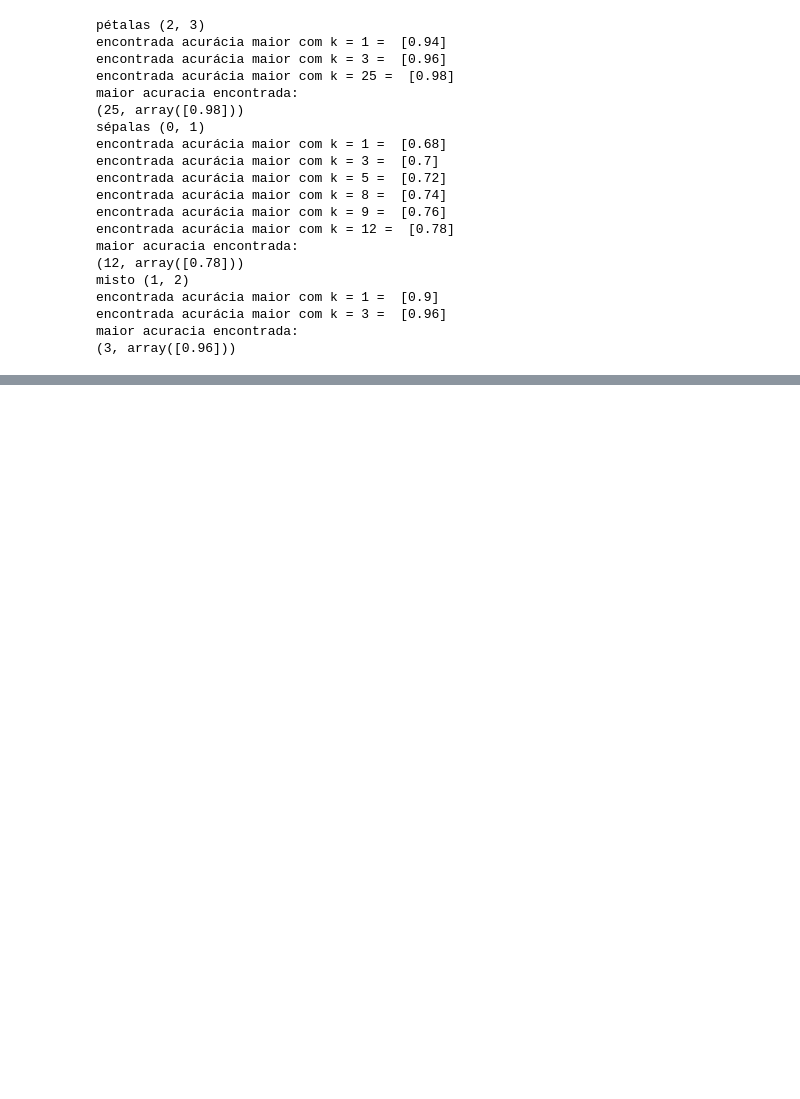
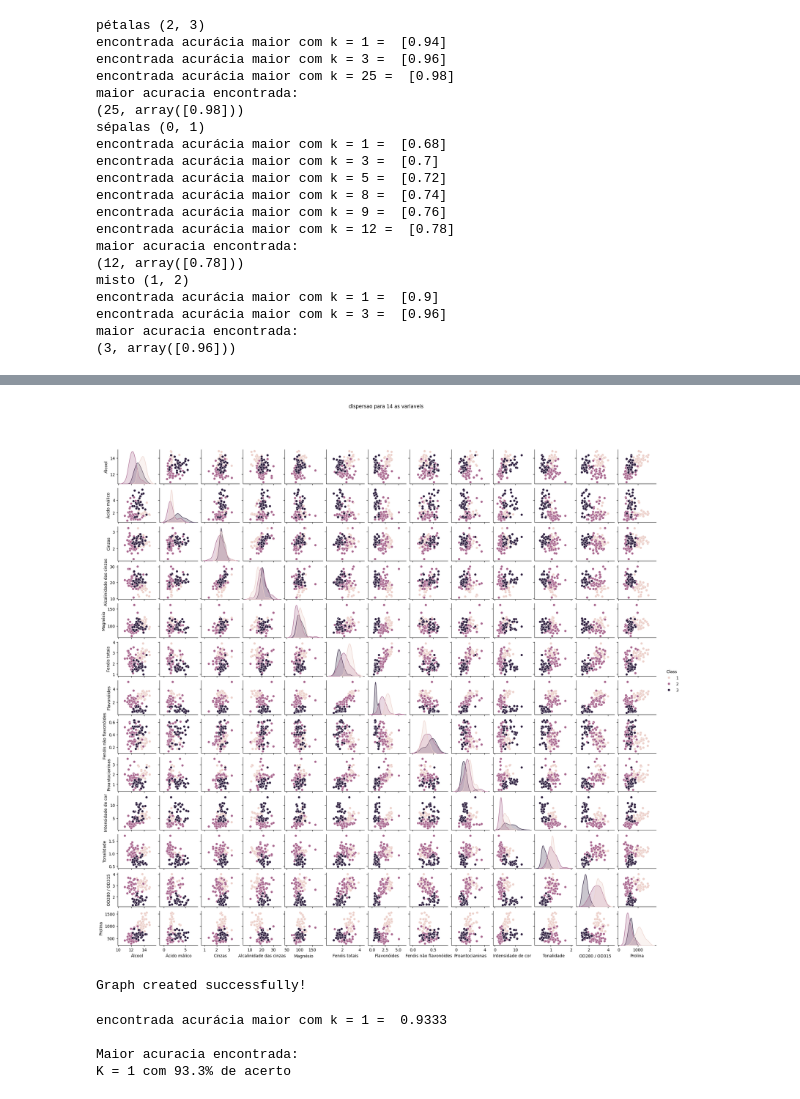
Before and after one commit to pedrowindisch/ml, a Jupyter notebook: t2/knn.ipynb, the cells around one changed output, grey strips where cells are left out. Saved outputs shown, nothing was run; the diff lists cells and outputs as text; code cells hidden in the pictures; blank space fills up the shorter version.

Commit message:
feat: grupo de dados 2

```diff
--- a/t2/knn.ipynb
+++ b/t2/knn.ipynb
@@ -228,0 +287,64 @@ maior acuracia encontrada:
+# %%
+# https://datascience.stackexchange.com/questions/14964/feature-selection-for-k-nearest-neighbour-and-decision-trees
+
+import pandas as pd
+import numpy as np
+import matplotlib.pyplot as plt
+import seaborn as sns
+
+nomes_features = [
+    "Álcool", "Ácido málico", "Cinzas", "Alcalinidade das cinzas",
+    "Magnésio", "Fenóis totais", "Flavonóides", "Fenóis não flavonóides",
+    "Proantocianinas", "Intensidade de cor", "Tonalidade",
+    "OD280 / OD315", "Prolina"
+]
+
+df = pd.DataFrame(grupoTrain, columns=nomes_features)
+df['Class'] = np.array(trainRots).flatten()
+
+g = sns.pairplot(df, hue="Class", height=1.5)
+
+plt.subplots_adjust(top=0.9)
+g.fig.suptitle(f'dispersao para {len(df.columns)} as variaveis')
+
+plt.show()
+print("Graph created successfully!")
+# %% [output]
+[figure, added]
+Graph created successfully!
+# %%
+from sklearn.discriminant_analysis import StandardScaler
+
+
+scaler = StandardScaler()
+
+X_train_reduzido = grupoTrain[:, (6, 12)]
+X_test_reduzido = grupoTest[:, (6, 12)]
+
+X_train_scaled = scaler.fit_transform(X_train_reduzido)
+X_test_scaled = scaler.transform(X_test_reduzido)
+
+maior_acuracia = (0, 0)
+
+for i in range(100):
+    rotuloPrevisto = knn(X_train_scaled, trainRots, X_test_scaled, i + 1)
+
+    estaCorreto = np.array(rotuloPrevisto).flatten() == np.array(testRots).flatten()
+
+    numCorreto = sum(estaCorreto)
+
+    totalNum = len(testRots)
+
+    acuracia = numCorreto / totalNum
+
+    if (maior_acuracia[1] < acuracia):
+        print(f"encontrada acurácia maior com k = {i + 1} =  {acuracia:.4f}")
+        maior_acuracia = (i + 1, acuracia)
+
+print("\nMaior acuracia encontrada:")
+print(f"K = {maior_acuracia[0]} com {maior_acuracia[1]*100:.1f}% de acerto")
+# %% [output]
+encontrada acurácia maior com k = 1 =  0.9333
+
+Maior acuracia encontrada:
+K = 1 com 93.3% de acerto
```
Also changed, not shown: parts of 6 cells of this notebook, 1 other file.
